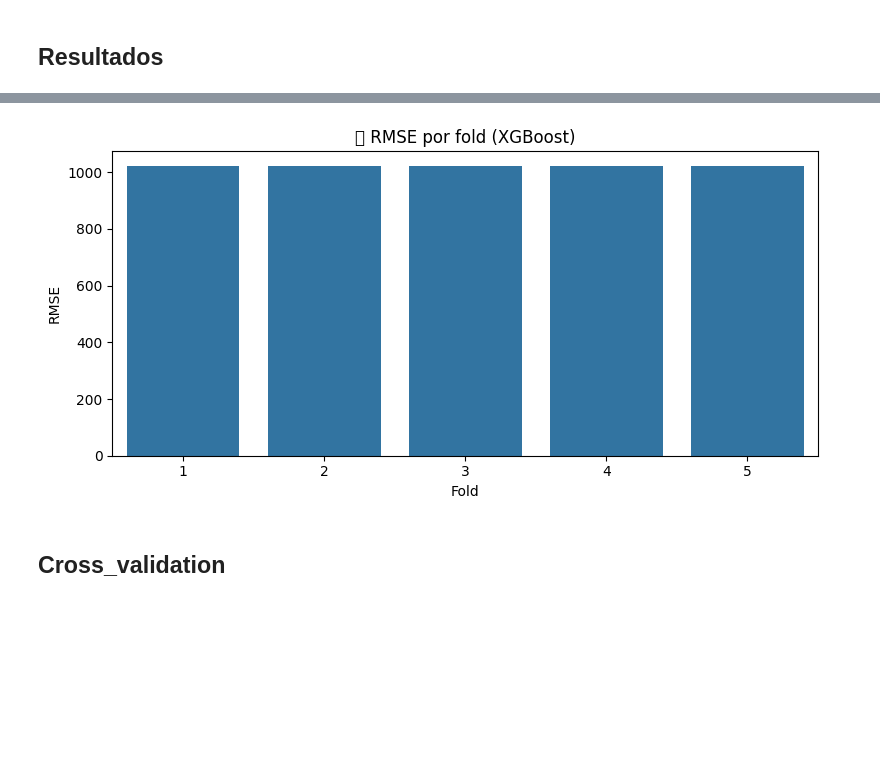
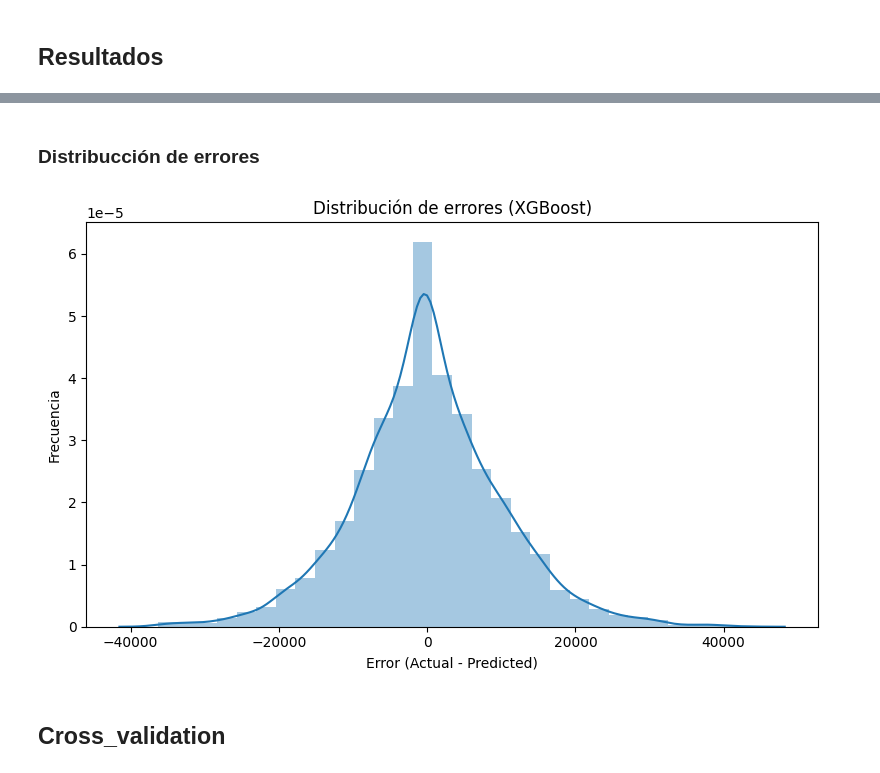
Before and after one commit to anapstl/PolarBears-, a Jupyter notebook: models/01_model_lr.ipynb, the cells around one changed output, grey strips where cells are left out. Cells and saved outputs as stored; diff of their text form; code cells hidden in the pictures; blank space fills up the shorter version.

```diff
--- a/models/01_model_lr.ipynb
+++ b/models/01_model_lr.ipynb
@@ -337,13 +430,18 @@ plt.show()
-# %%
-plt.figure(figsize=(8, 4))
-sns.barplot(x=list(range(1, 6)), y=rmse_xgb)
-plt.title("RMSE por fold (XGBoost)")
-plt.xlabel("Fold")
-plt.ylabel("RMSE")
-plt.tight_layout()
-plt.show()
-# %% [output]
-[figure, removed]
+# %% [markdown]
+### Distribucción de errores
+# %%
+df_results['error'] = df_results['Actual'] - df_results['Predicted']
+
+plt.figure(figsize=(8, 5))
+sns.distplot(df_results['error'], kde=True, bins=30)
+plt.title("Distribución de errores (XGBoost)")
+plt.xlabel("Error (Actual - Predicted)")
+plt.ylabel("Frecuencia")
+plt.grid(False)
+plt.tight_layout()
+plt.show()
+# %% [output]
+[figure, added]
 # %% [markdown]
 ## Cross_validation
 # %%
```
Also changed, not shown: parts of 23 cells of this notebook, 28 other files.
